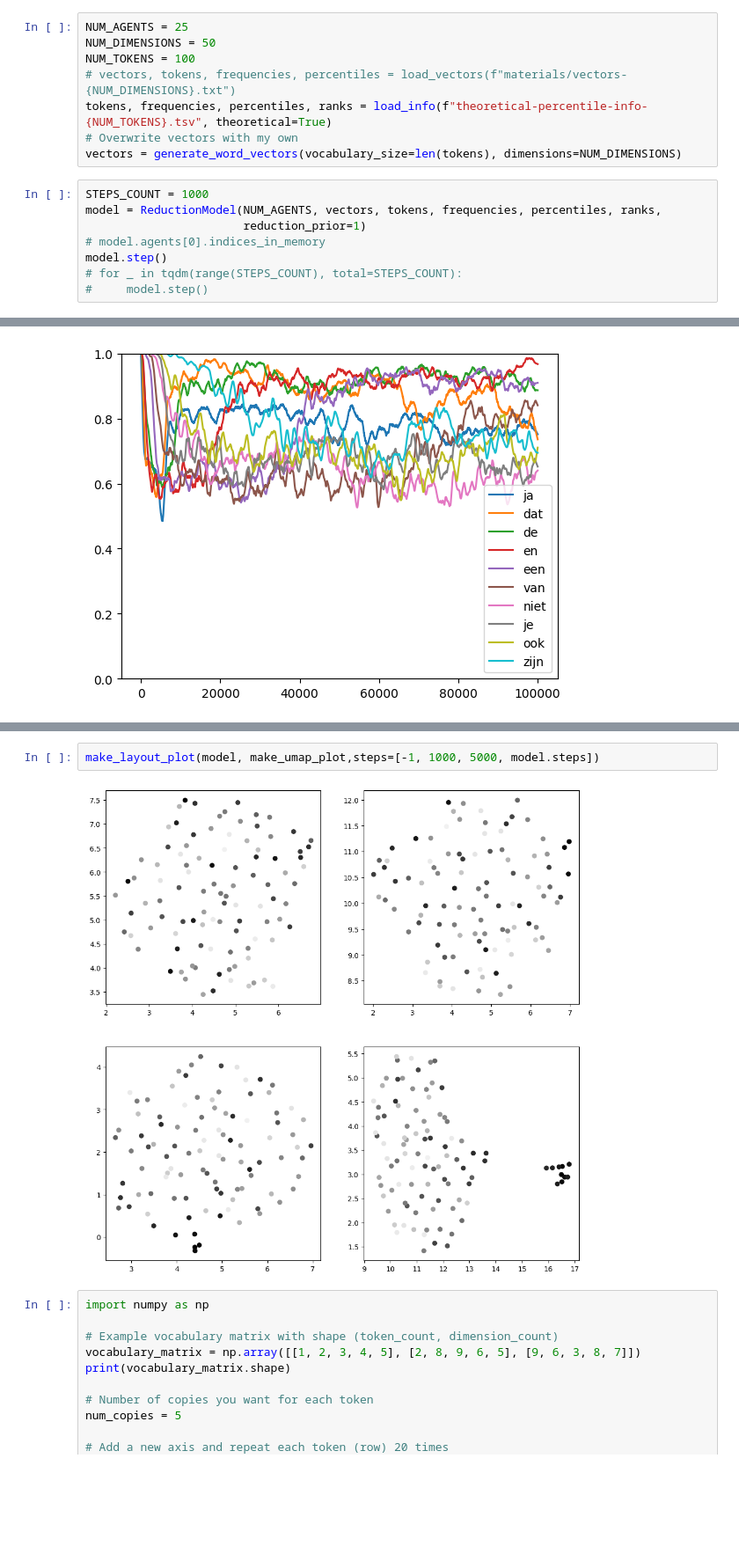
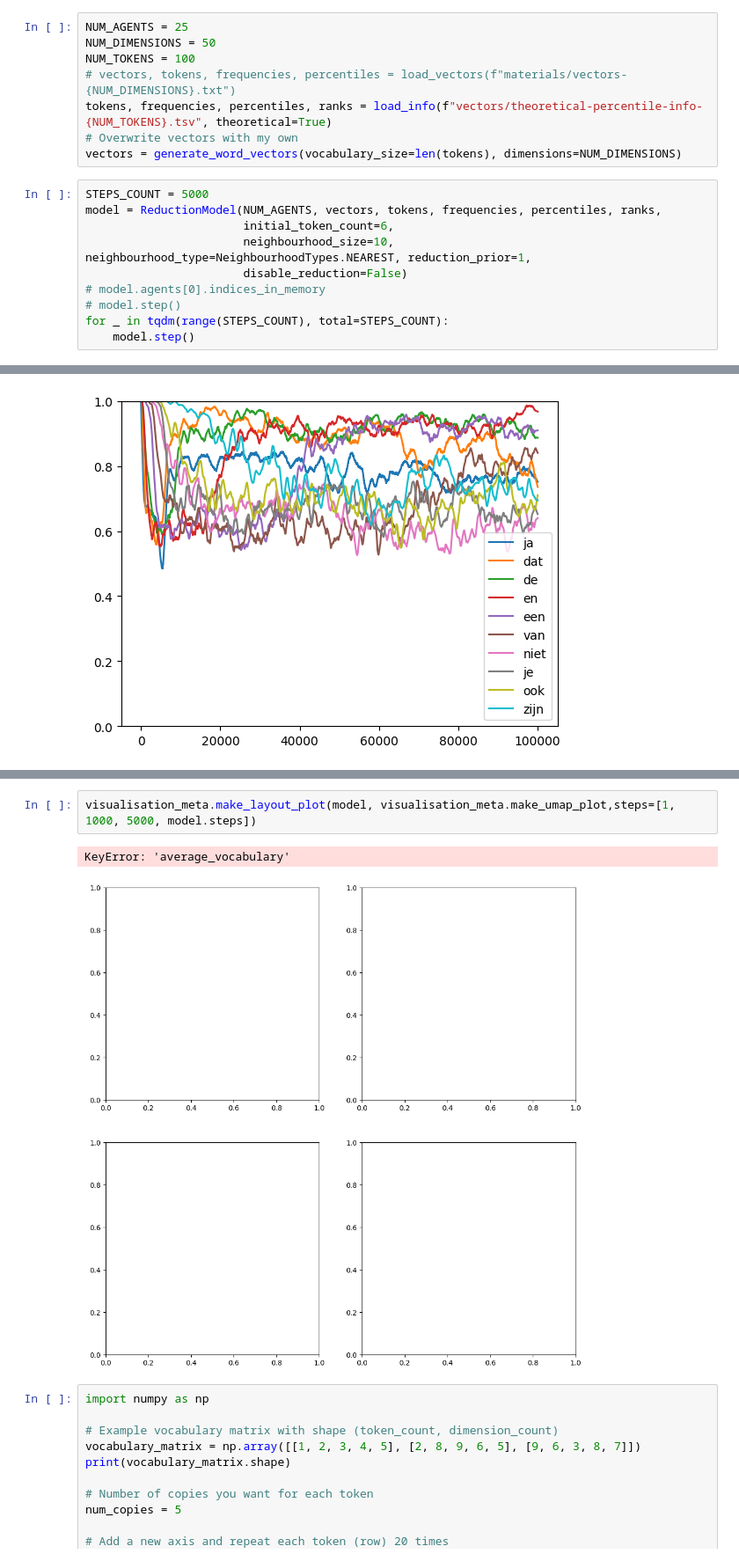
Before and after one commit to AntheSevenants/fwo-frequency-reduction, a Jupyter notebook: interactive.ipynb, the cells around one changed output, grey strips where cells are left out. Shown at 88% size. Drawn from its saved outputs; the diff is of its cells as text; blank space fills up the shorter version.

```diff
--- a/interactive.ipynb
+++ b/interactive.ipynb
@@ -250,16 +22,18 @@ NUM_AGENTS = 25
 NUM_DIMENSIONS = 50
 NUM_TOKENS = 100
 # vectors, tokens, frequencies, percentiles = load_vectors(f"materials/vectors-{NUM_DIMENSIONS}.txt")
-tokens, frequencies, percentiles, ranks = load_info(f"theoretical-percentile-info-{NUM_TOKENS}.tsv", theoretical=True)
+tokens, frequencies, percentiles, ranks = load_info(f"vectors/theoretical-percentile-info-{NUM_TOKENS}.tsv", theoretical=True)
 # Overwrite vectors with my own
 vectors = generate_word_vectors(vocabulary_size=len(tokens), dimensions=NUM_DIMENSIONS)
 # %%
-STEPS_COUNT = 1000
+STEPS_COUNT = 5000
 model = ReductionModel(NUM_AGENTS, vectors, tokens, frequencies, percentiles, ranks,
-                       reduction_prior=1)
+                       initial_token_count=6,
+                       neighbourhood_size=10, neighbourhood_type=NeighbourhoodTypes.NEAREST, reduction_prior=1,
+                       disable_reduction=False)
 # model.agents[0].indices_in_memory
-model.step()
-# for _ in tqdm(range(STEPS_COUNT), total=STEPS_COUNT):
-#     model.step()
+# model.step()
+for _ in tqdm(range(STEPS_COUNT), total=STEPS_COUNT):
+    model.step()
 # %% [output]
 Lower dimension limit is 5
@@ -298,7 +70,8 @@ make_layout_plot(model, make_confusion_plot, n=35)
 # %%
-make_layout_plot(model, make_umap_plot,steps=[-1, 1000, 5000, model.steps])
+visualisation_meta.make_layout_plot(model, visualisation_meta.make_umap_plot,steps=[1, 1000, 5000, model.steps])
 # %% [output]
+KeyError: 'average_vocabulary'
-[figure, old version]
+[figure, new version]
 # %%
 import numpy as np
 
```
Also changed, not shown: parts of 20 cells of this notebook, 12 other files.
